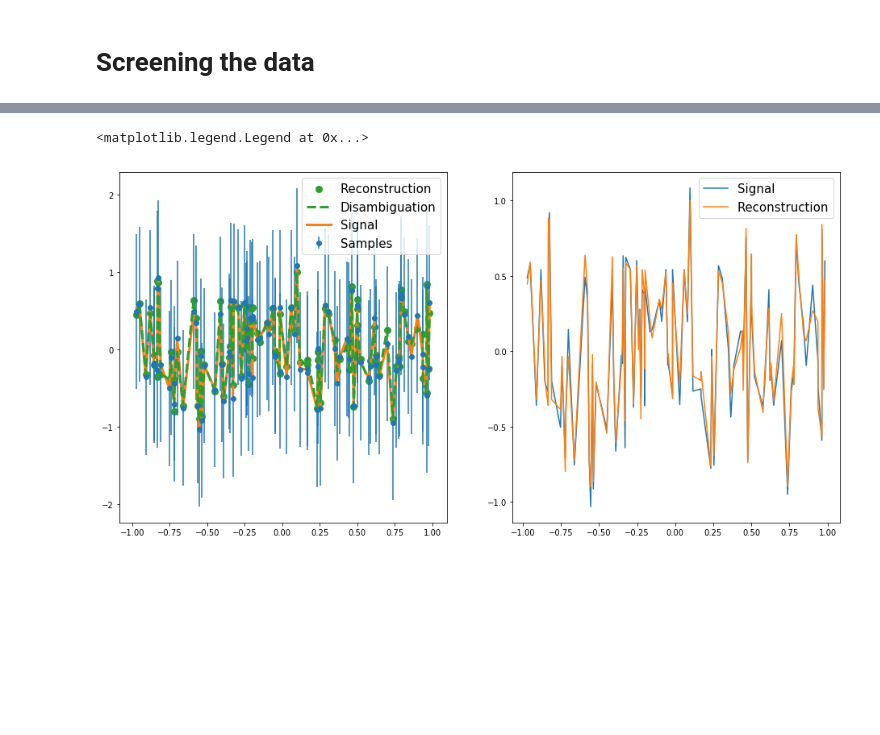
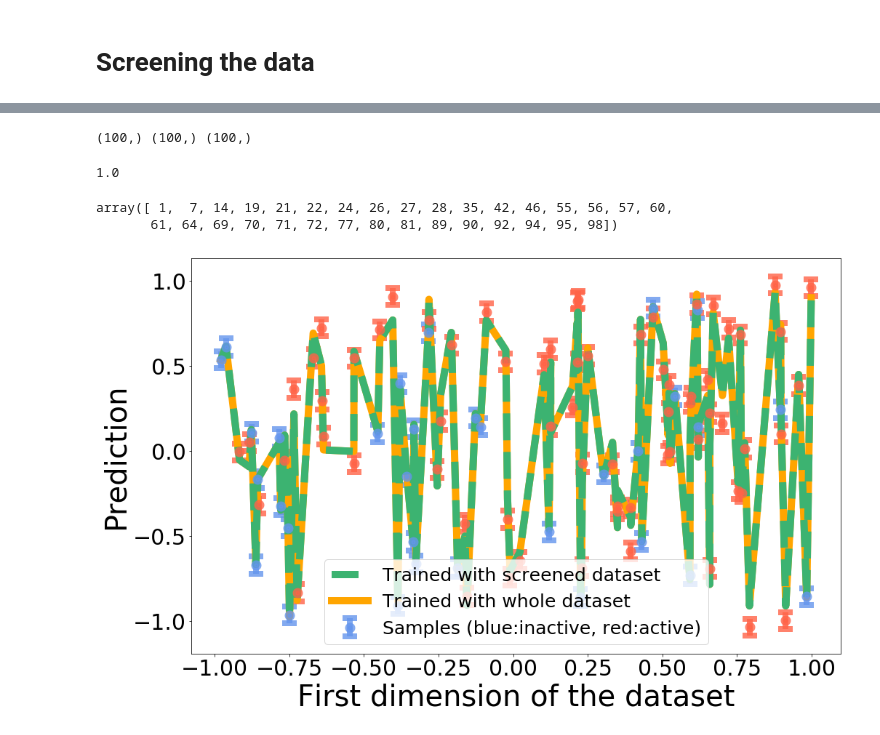
Before and after one commit to GregoireMialon/screening_samples, a Jupyter notebook: interval_regression.ipynb, the cells around one changed output, grey strips where cells are left out. Cells and saved outputs as stored; diff of their text form; code cells hidden in the pictures; blank space fills up the shorter version.

```diff
--- a/interval_regression.ipynb
+++ b/interval_regression.ipynb
@@ -81,0 +77,5 @@ NameError: name 'method' is not defined
+# %%
+mu = 0.05
+lmbda = 0.0000001
+method = train_interval(X, y, mu, lmbda)
+y_predict = method(X)
@@ -90,0 +86,4 @@ Time to test the entire dataset: 0.012259244918823242
+# %%
+results = test_dataset_accelerated(X, y, lmbda=lmbda, mu=mu, classification=False, loss='truncated_squared',
+                                   penalty='l2', n_steps=1000, intercept=False, cut=True)
+results
@@ -90,0 +101,6 @@ Time to test the entire dataset: 0.012259244918823242
+# %%
+X_screened = X[np.where(results == 0)[0]]
+y_screened = y[np.where(results == 0)[0]]
+# %%
+method_screened = train_interval(X_screened, y_screened, mu, lmbda)
+y_predict_screened = method_screened(X)
@@ -91,29 +109,52 @@ Time to test the entire dataset: 0.012259244918823242
+# %%
+print(y_predict.shape, y.shape, y_predict_screened.shape)
+scoring_interval_regression(y, y_predict, y_predict_screened, mu)
+# %% [output]
+(100,) (100,) (100,)
+1.0
+# %%
+error_color= []
+for i in range(len(results)):
+    if results[i] == 0:
+        error_color.append('tomato')
+    else:
+        error_color.append('cornflowerblue')
+error_color
+
+np.where(results == 1)[0]
+# %% [output]
+array([ 1,  7, 14, 19, 21, 22, 24, 26, 27, 28, 35, 42, 46, 55, 56, 57, 60,
+       61, 64, 69, 70, 71, 72, 77, 80, 81, 89, 90, 92, 94, 95, 98])
 # %%
-%matplotlib inline
+s_train = np.empty((X.shape[0], 2))
+s_train[:,0] = y
+s_train[:,1] = mu
 
 dim = 5
 x = X[:, dim]
 ind = np.argsort(x)
 
+ones = np.where(results == 1)[0]
+zeros = np.where(results == 0)[0]
 
-fig, [ax_1, ax_2] = plt.subplots(1, 2, figsize=(16, 8))
+fig, ax_1 = plt.subplots(figsize=(16, 10))
+a = ax_1.errorbar(X[ones,dim], s_train[ones, 0], yerr=s_train[ones, 1], linewidth=8, fmt='o',
+                  color='cornflowerblue', alpha=0.8, capsize=10, markeredgewidth=8)
+a_ = ax_1.errorbar(X[zeros,dim], s_train[zeros, 0], yerr=s_train[zeros, 1], linewidth=8, fmt='o',
+                   color='tomato', alpha=0.8,
+                   capsize=10, markeredgewidth=8)
+b, = ax_1.plot(X[ind,dim], y_predict[ind], linestyle="-", linewidth=10, color='orange')
+c, = ax_1.plot(X[ind,dim], y_predict_screened[ind], linestyle="--", linewidth=10, color='mediumseagreen')
+if hasattr(method, 'y_dis'):
+    ax_1.legend([c, b, a], ["Trained with screened dataset", "Trained with whole dataset", "Samples (blue:inactive, red:active)"],
+                prop={"size": 25})
 
-a = ax_1.errorbar(X[ind,dim], s_train[ind, 0], yerr=s_train[ind, 1], fmt='o', color="C0")
-b, = ax_1.plot(X[ind,dim], y[ind], linestyle="-", linewidth=3, color="C1")
-c, = ax_1.plot(X[ind,dim], method(X)[ind], linestyle="--", linewidth=3, color="C2")
-if hasattr(method, 'y_dis'):
-    d = ax_1.scatter(X[:,dim], method.y_dis, linestyle="-", linewidth=3, color="C2")
-    ax_1.legend([d, c, b, a], ["Reconstruction", "Disambiguation", "Signal", "Samples"],
-                prop={"size": 15})
 else:
-    ax_1.legend([c, b, a], ["Reconstruction", "Signal", "Samples"], prop={"size": 15})
-    ax_1.set_title("Learning", size=20)
-
-
-a, = ax_2.plot(X[ind,dim], y[ind])
-b, = ax_2.plot(X[ind,dim], method(X)[ind])
-ax_2.legend([a, b], ["Signal", "Reconstruction"], prop={"size": 15})
-#ax_2.set_title(r"$L^2$ Error: %.2f" %error, fontsize=20);
+    ax_1.legend([c, b, a], ["Reconstruction", "Signal", "Samples"], prop={"size": 20})
+    ax_1.set_title("Learning", size=30)
+ax_1.set_xlabel('First dimension of the dataset', fontsize=40)
+ax_1.set_ylabel('Prediction', fontsize=40)
+ax_1.tick_params(axis='x', labelsize=30)
+ax_1.tick_params(axis='y', labelsize=30)
 # %% [output]
-<matplotlib.legend.Legend at 0x...>
-[figure, old version]
+[figure, new version]
```
Also changed, not shown: parts of 14 cells of this notebook, 4 other files.
